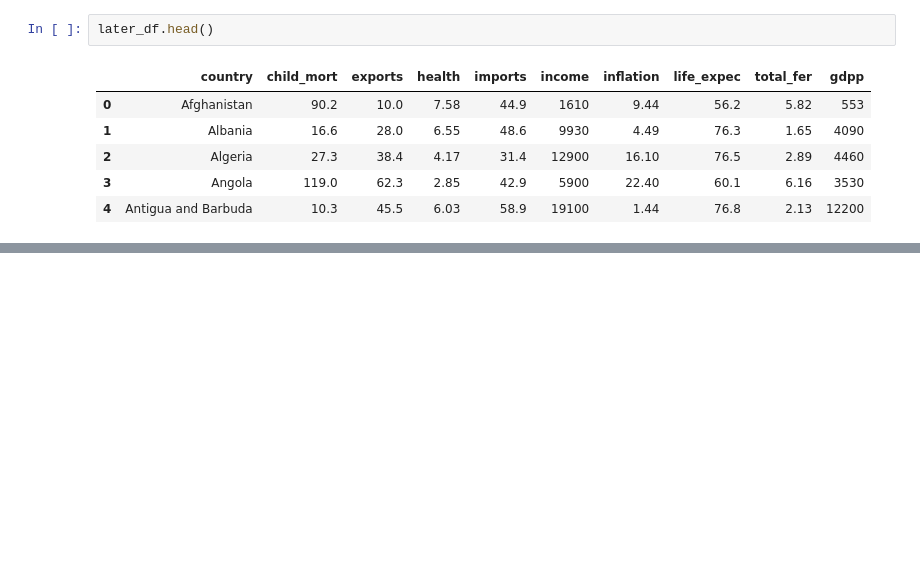
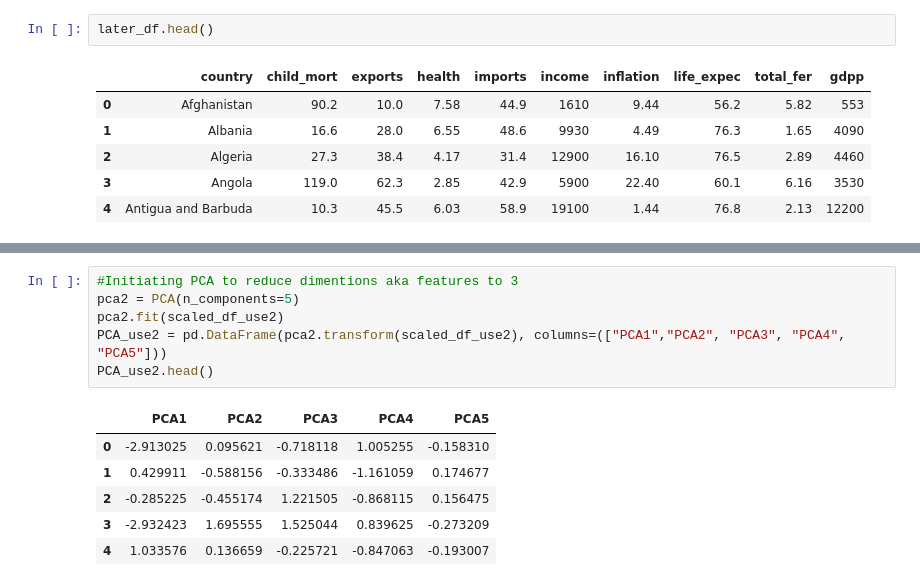
Before and after one commit to I-amyayi/Clustering-PCA, a Jupyter notebook: NGO.ipynb, the cells around one changed output, grey strips where cells are left out. Saved outputs shown, nothing was run; the diff lists cells and outputs as text; blank space fills up the shorter version.

```diff
--- a/NGO.ipynb
+++ b/NGO.ipynb
@@ -649,0 +674,13 @@ later_df.head()
+# %%
+#Initiating PCA to reduce dimentions aka features to 3
+pca2 = PCA(n_components=5)
+pca2.fit(scaled_df_use2)
+PCA_use2 = pd.DataFrame(pca2.transform(scaled_df_use2), columns=(["PCA1","PCA2", "PCA3", "PCA4", "PCA5"]))
+PCA_use2.head()
+# %% [output]
+|  | PCA1 | PCA2 | PCA3 | PCA4 | PCA5 |
+| 0 | -2.913025 | 0.095621 | -0.718118 | 1.005255 | -0.158310 |
+| 1 | 0.429911 | -0.588156 | -0.333486 | -1.161059 | 0.174677 |
+| 2 | -0.285225 | -0.455174 | 1.221505 | -0.868115 | 0.156475 |
+| 3 | -2.932423 | 1.695555 | 1.525044 | 0.839625 | -0.273209 |
+| 4 | 1.033576 | 0.136659 | -0.225721 | -0.847063 | -0.193007 |
```
Also changed, not shown: parts of 11 cells of this notebook.
